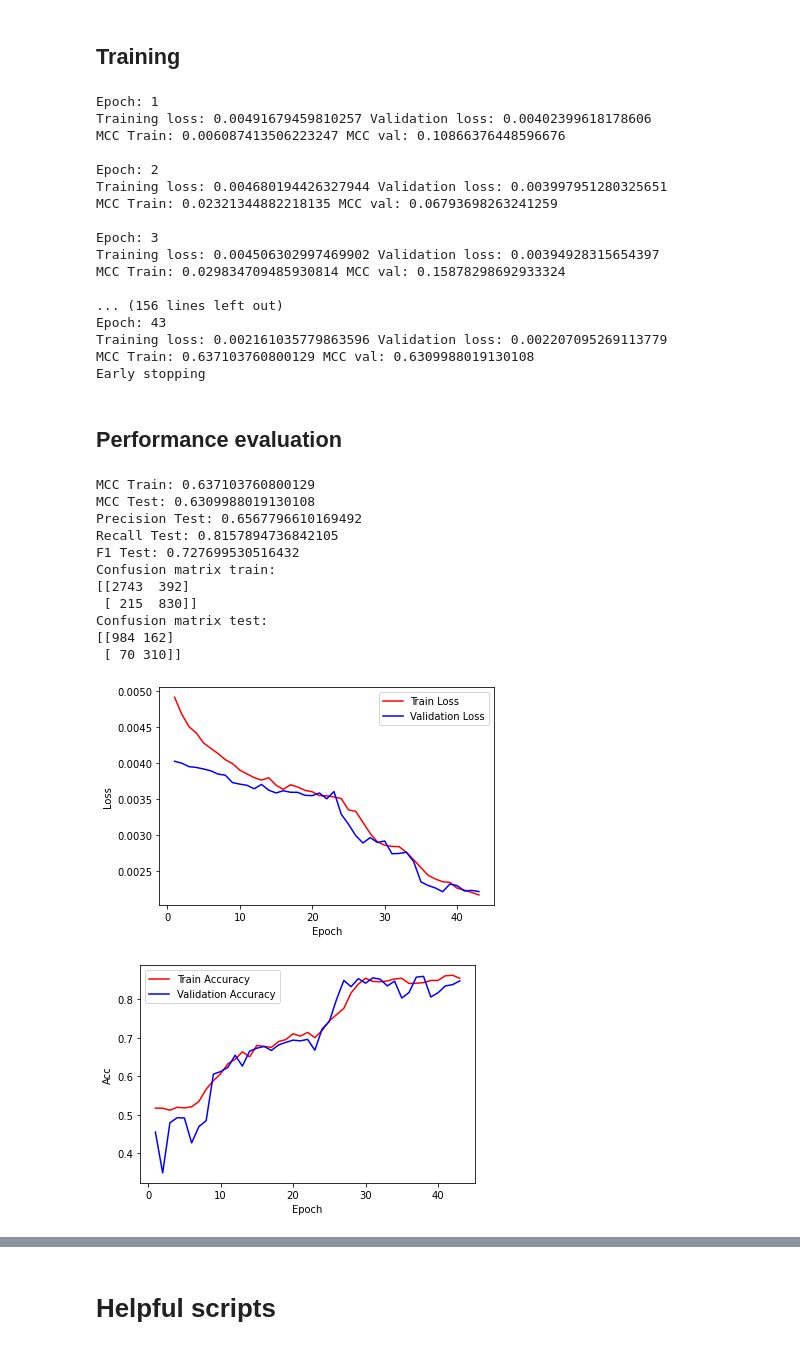
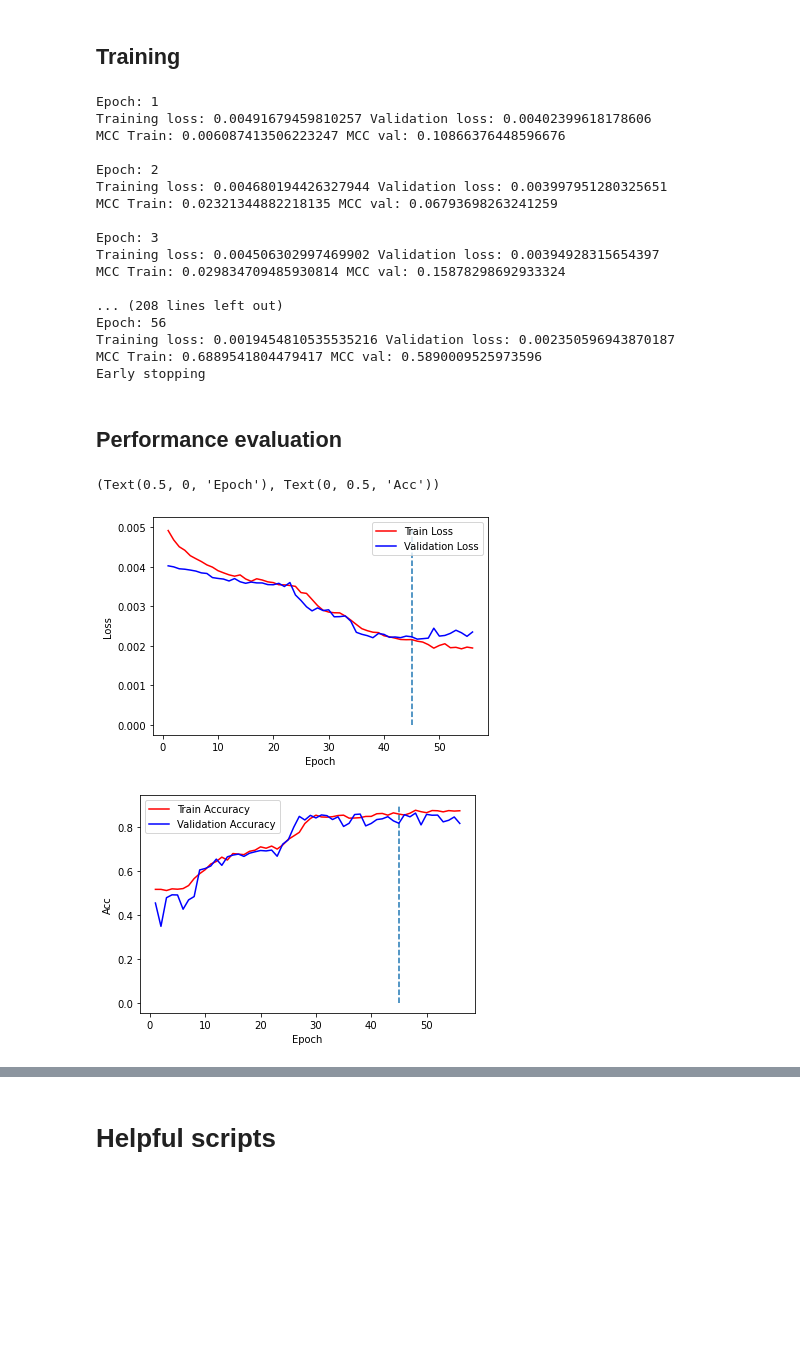
Before and after one commit to HenriettaHolze/TCR-pMHC-prediction, a Jupyter notebook: 004.blossum/blossum_network.ipynb, the cells around one changed output, grey strips where cells are left out. Cells and saved outputs as stored; diff of their text form; code cells hidden in the pictures; blank space fills up the shorter version.

```diff
--- a/004.blossum/blossum_network.ipynb
+++ b/004.blossum/blossum_network.ipynb
@@ -299,8 +299,6 @@ for epoch in range(num_epochs):
         train_acc.append(train_acc_cur)
         valid_acc.append(valid_acc_cur)
 
-        from sklearn.metrics import matthews_corrcoef
-
         print(
             "Training loss:",
             losses[-1].item(),
@@ -315,13 +313,15 @@ for epoch in range(num_epochs):
             matthews_corrcoef(val_targs, val_preds),
         )
 
-    # Early stopping: no improvement in validation loss in 5 consecutive epochs
+    # Early stopping: no improvement in validation loss in 10 consecutive epochs
     if (val_loss / len(X_val)).item() < min_val_loss:
         no_epoch_improve = 0
         min_val_loss = (val_loss / len(X_val))
+        torch.save(net, 'early_stopping_model.pt')
+        best_epoch = epoch
     else:
         no_epoch_improve +=1
-    if no_epoch_improve == 5:
+    if no_epoch_improve == 10:
         print("Early stopping\n")
         break
 # %% [output]
@@ -337,55 +337,29 @@ Epoch: 3
 Training loss: 0.004506302997469902 Validation loss: 0.00394928315654397
 MCC Train: 0.029834709485930814 MCC val: 0.15878298692933324
 
-... (156 lines left out)
-Epoch: 43
-Training loss: 0.002161035779863596 Validation loss: 0.002207095269113779
-MCC Train: 0.637103760800129 MCC val: 0.6309988019130108
+... (208 lines left out)
+Epoch: 56
+Training loss: 0.0019454810535535216 Validation loss: 0.002350596943870187
+MCC Train: 0.6889541804479417 MCC val: 0.5890009525973596
 Early stopping
 # %% [markdown]
 ## Performance evaluation
 # %%
+# Plots of training epochs
 epoch = np.arange(1, len(train_acc) + 1)
 plt.figure()
 plt.plot(epoch, losses, "r", epoch, val_losses, "b")
 plt.legend(["Train Loss", "Validation Loss"])
+plt.vlines(best_epoch, ymin=0, ymax=0.005, linestyles='dashed')
 plt.xlabel("Epoch"), plt.ylabel("Loss")
 
 epoch = np.arange(1, len(train_acc) + 1)
 plt.figure()
 plt.plot(epoch, train_acc, "r", epoch, valid_acc, "b")
 plt.legend(["Train Accuracy", "Validation Accuracy"])
+plt.vlines(best_epoch, ymin=0, ymax=0.9, linestyles='dashed')
 plt.xlabel("Epoch"), plt.ylabel("Acc")
-
-# print("Train accuracy:", train_acc, sep = "\n")
-# print("Validation accuracy:", valid_acc, sep = "\n")
-
-from sklearn.metrics import matthews_corrcoef
-
-print("MCC Train:", matthews_corrcoef(train_targs, train_preds))
-print("MCC Test:", matthews_corrcoef(val_targs, val_preds))
-
-prec_val = metrics.precision_score(val_targs, val_preds)
-rec_val = metrics.recall_score(val_targs, val_preds)
-f1_val = 2 * ((prec_val * rec_val) / (prec_val + rec_val))
-
-print("Precision Test:", prec_val)
-print("Recall Test:", rec_val)
-print("F1 Test:", f1_val)
-
-print("Confusion matrix train:", confusion_matrix(train_targs, train_preds), sep="\n")
-print("Confusion matrix test:", confusion_matrix(val_targs, val_preds), sep="\n")
 # %% [output]
-MCC Train: 0.637103760800129
-MCC Test: 0.6309988019130108
-Precision Test: 0.6567796610169492
-Recall Test: 0.8157894736842105
-F1 Test: 0.727699530516432
-Confusion matrix train:
-[[2743  392]
- [ 215  830]]
-Confusion matrix test:
-[[984 162]
- [ 70 310]]
+(Text(0.5, 0, 'Epoch'), Text(0, 0.5, 'Acc'))
-[figure, old version]
+[figure, new version]
-[figure, old version]
+[figure, new version]
```
Also changed, not shown: parts of 3 cells of this notebook, 3 other files.
